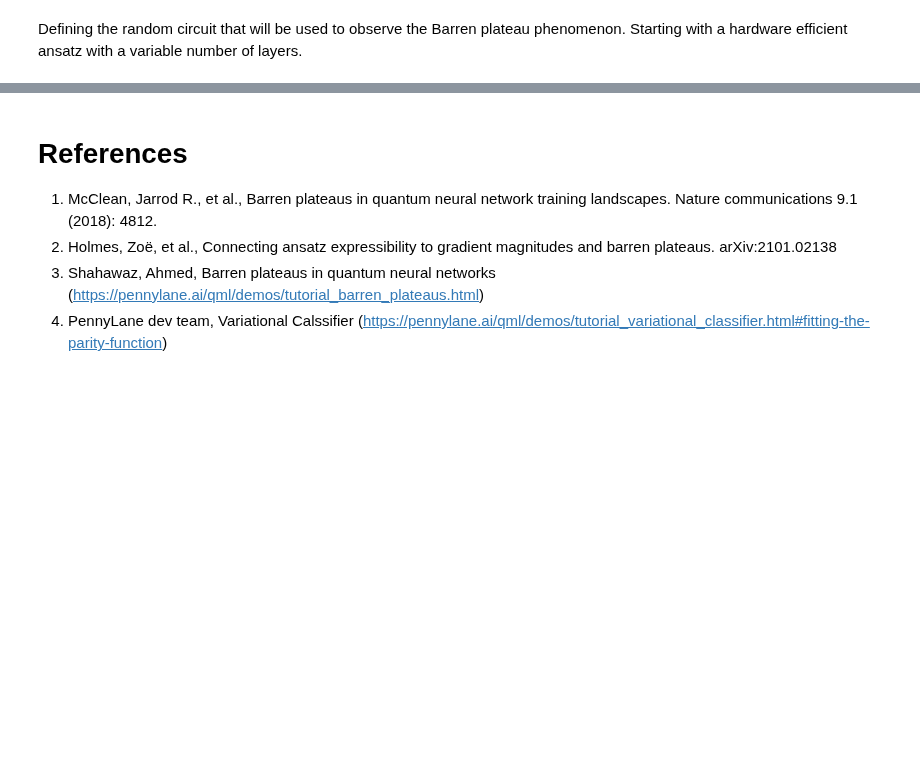
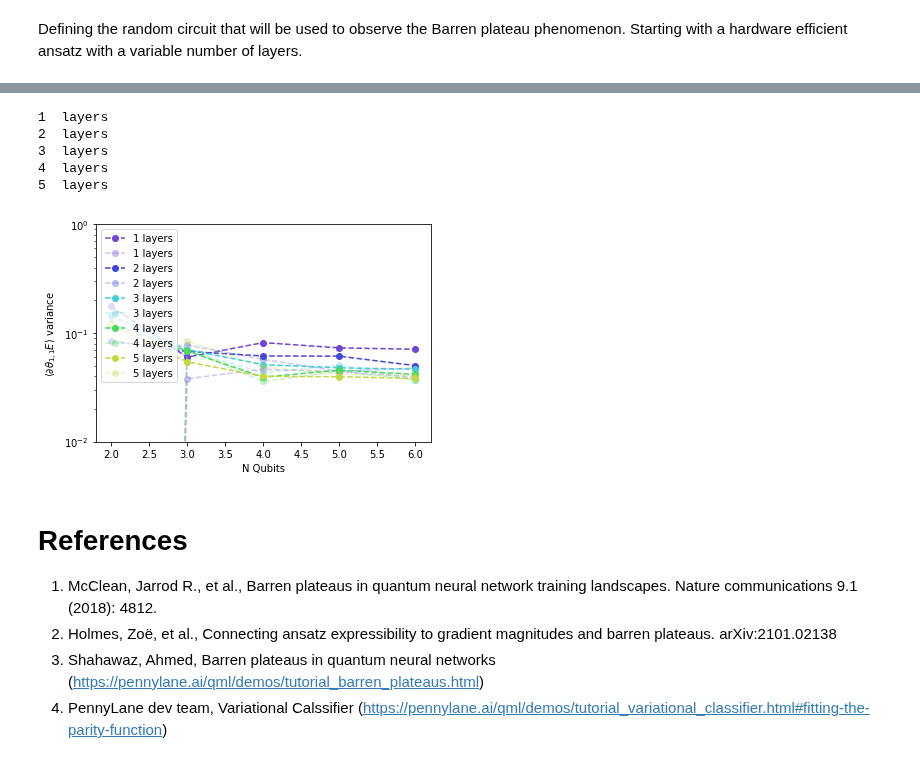
Before and after one commit to SimonCichy/barren-gadgets, a Jupyter notebook: own-experiments/paper_expressibility.ipynb, the cells around one changed output, grey strips where cells are left out. Cells and saved outputs as stored; diff of their text form; code cells hidden in the pictures; blank space fills up the shorter version.

```diff
--- a/own-experiments/paper_expressibility.ipynb
+++ b/own-experiments/paper_expressibility.ipynb
@@ -127,3 +172,50 @@ plt.show()
+# %%
+num_samples = 200
+qubits = [2, 3, 4, 5, 6]
+layers = [1, 2, 3, 4, 5]
+colours = ['#6f45d8', '#4547d8', '#45ccd8', '#45d859', '#c2d845', '#d89d45', '#d85645']
+
+
+for nl, num_layers in enumerate(layers):
+    variances = [[], []]
+    print(num_layers, " layers")
+
+    for num_qubits in qubits:
+        grad_vals = [[], []]
+
+        for i in range(num_samples):
+            dev = qml.device("default.qubit", wires=range(num_qubits))
+            qcircuit = qml.QNode(local_circuit, dev)
+
+            params = np.random.uniform(0, np.pi, size=(num_layers, num_qubits))
+
+            gradient = qml.grad(qcircuit)(params)
+            grad_vals[0].append(gradient[0][0])
+            grad_vals[1].append(gradient[-1][-1])
+        variances[0].append(np.var(grad_vals[0]))
+        variances[1].append(np.var(grad_vals[1]))
+
+
+    variances = np.array(variances)
+    qubits = np.array(qubits)
+
+    # Plot the straight line fit to the semilog
+    plt.semilogy(qubits, variances[0], "--o", c=colours[nl], label="{} layers".format(num_layers))
+    plt.semilogy(qubits, variances[1], "--o", c=colours[nl], alpha=0.3)
+
+
+plt.ylim([1e-2, 1e-0])
+plt.xlabel(r"N Qubits")
+plt.ylabel(r"$\langle \partial \theta_{1, 1} E\rangle$ variance")
+plt.legend()
+plt.show()
+# %% [output]
+1  layers
+2  layers
+3  layers
+4  layers
+5  layers
+[figure, added]
 # %% [markdown]
 References
 ==========
```
Also changed, not shown: parts of 6 cells of this notebook.
